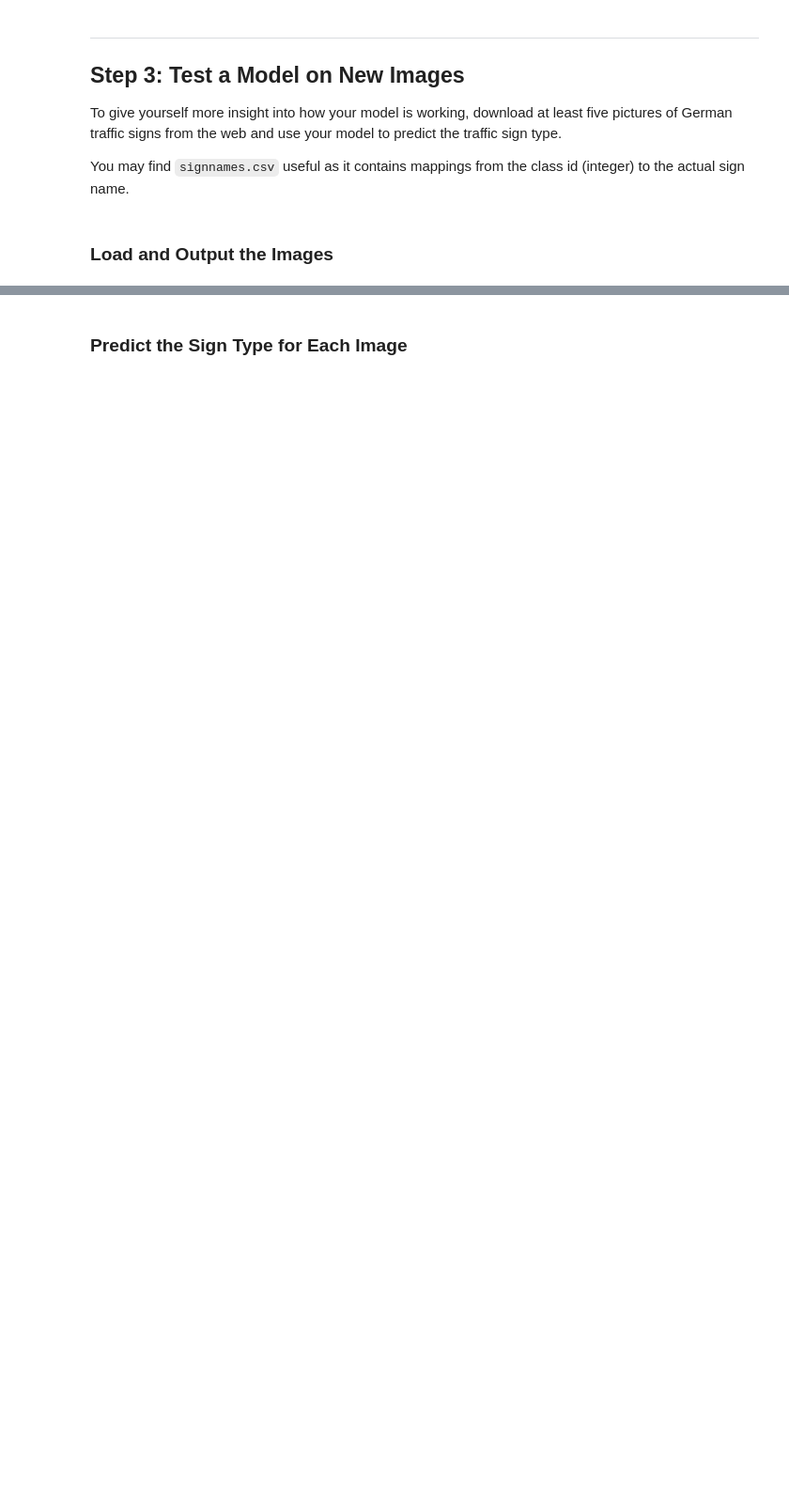
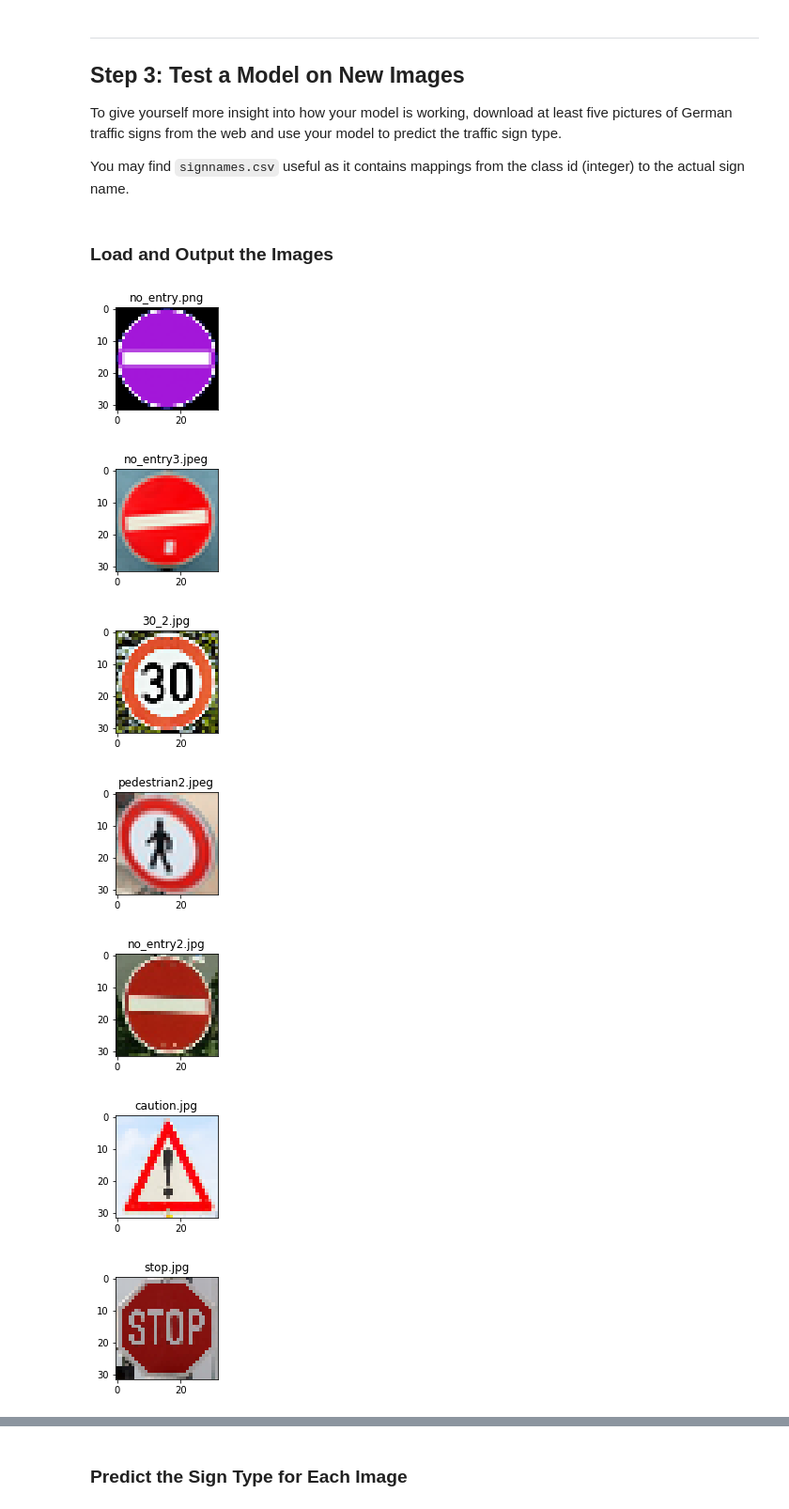
Before and after one commit to malhotraa/CarND-Traffic-Sign-Classifier-Project, a Jupyter notebook: Traffic_Sign_Classifier.ipynb, the cells around one changed output, grey strips where cells are left out. Shown at 94% size. Saved outputs shown, nothing was run; the diff lists cells and outputs as text; code cells hidden in the pictures; blank space fills up the shorter version.

```diff
--- a/Traffic_Sign_Classifier.ipynb
+++ b/Traffic_Sign_Classifier.ipynb
@@ -397,0 +419,24 @@ You may find `signnames.csv` useful as it contains mappings from the class id (i
+# %%
+import os
+from skimage.io import imread
+from skimage.transform import resize
+
+new_img_paths = os.listdir('data/new_images')
+
+new_images = np.zeros((len(new_img_paths), 32, 32, n_channels), dtype=np.float32)
+for idx, img_path in enumerate(new_img_paths):
+    img = imread(os.path.join('data/new_images', img_path))
+    img = resize(img, (32, 32, n_channels))
+    new_images[idx] = img
+    plt.figure(figsize=(2,2))
+    plt.imshow(img)
+    plt.title(img_path)
+    plt.show()
+# %% [output]
+[figure, added]
+[figure, added]
+[figure, added]
+[figure, added]
+[figure, added]
+[figure, added]
+[figure, added]
```
Also changed, not shown: parts of 20 cells of this notebook.
